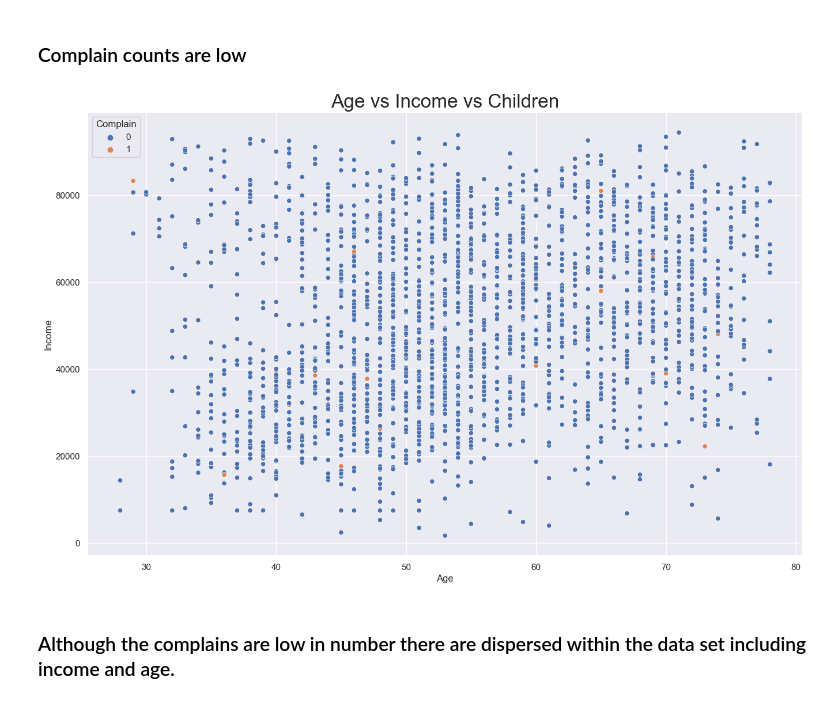
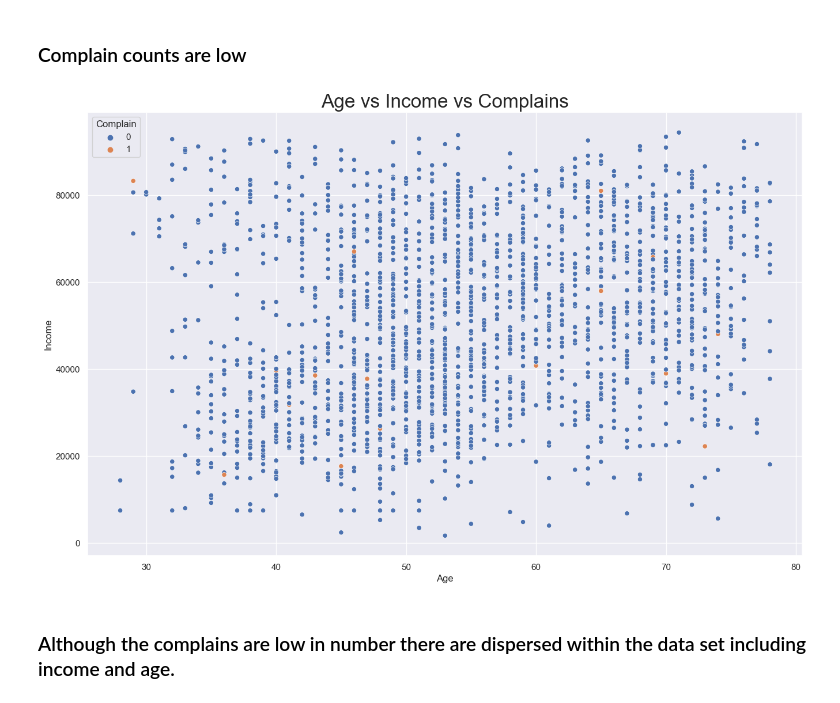
Before and after one commit to NikosPolyc/Portfolio, a Jupyter notebook: Project_5/marketing-project.ipynb, the cells around one changed output. Drawn from its saved outputs; the diff is of its cells as text; code cells hidden in the pictures.

```diff
--- a/Project_5/marketing-project.ipynb
+++ b/Project_5/marketing-project.ipynb
@@ -232,10 +252,10 @@ Name: Complain, dtype: int64
 # %%
 plt.figure(figsize=(16, 10))
 sns.scatterplot(x=data['Age'], y=data['Income'], hue=data['Complain'])
-plt.title('Age vs Income vs Children',fontsize=24)
+plt.title('Age vs Income vs Complains',fontsize=24)
 plt.show()
 # %% [output]
-[figure, old version]
+[figure, new version]
 # %% [markdown]
 ### Although the complains are low in number there are dispersed within the data set including income and age.
 # %%
```
Also changed, not shown: parts of 6 cells of this notebook.
